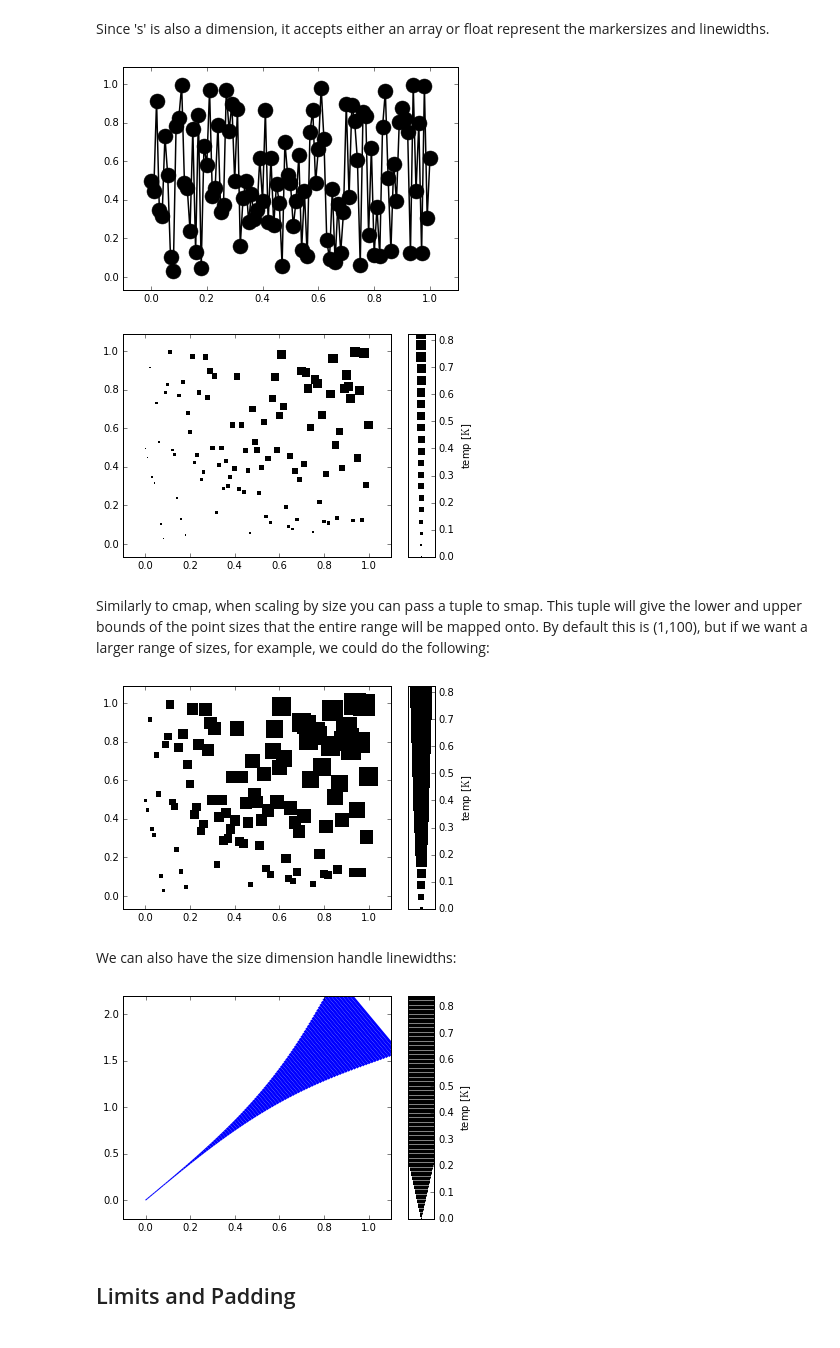
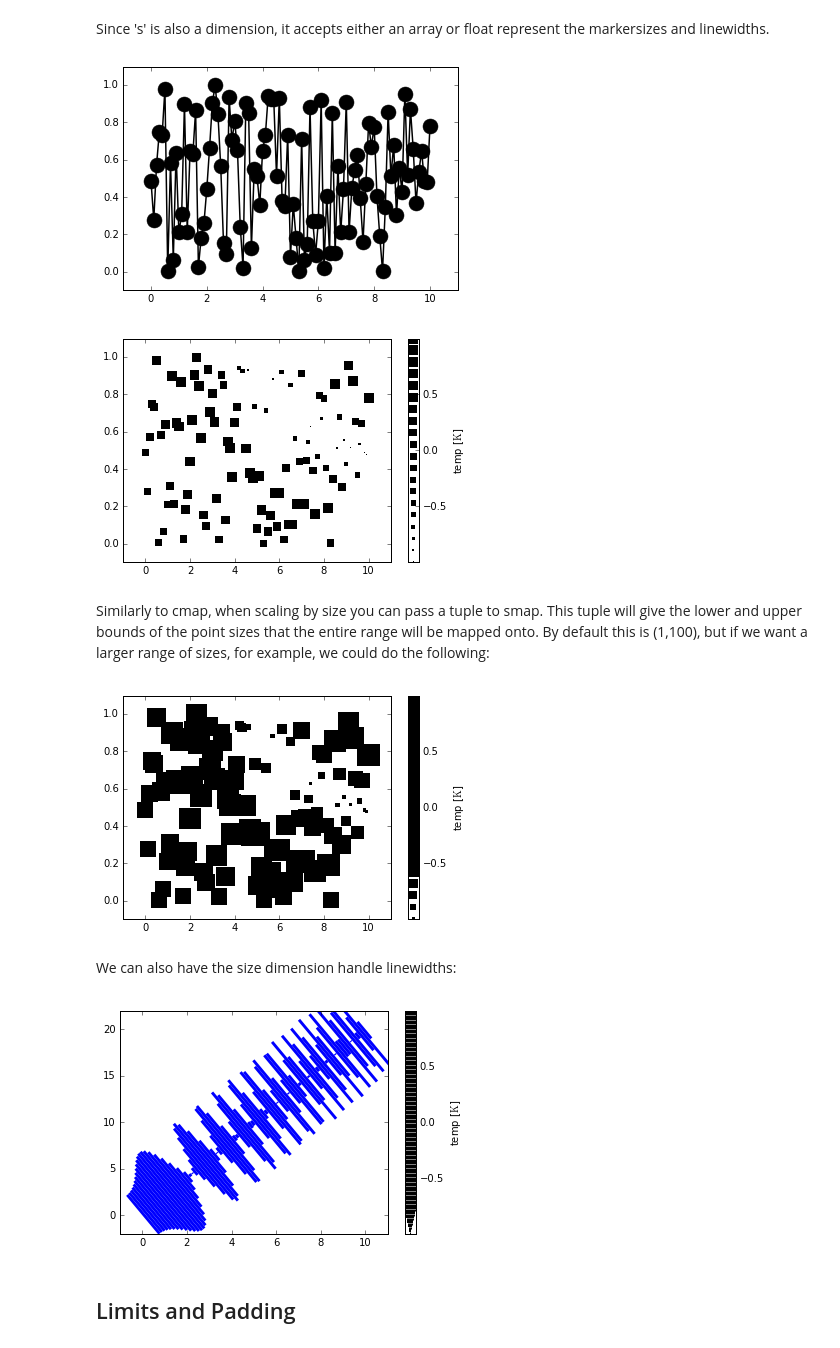
Before and after one commit to kecnry/autofig, a Jupyter notebook: examples/autofig_basics.ipynb, the cells around one changed output. Cells and saved outputs as stored; diff of their text form; code cells hidden in the pictures.

```diff
--- a/examples/autofig_basics.ipynb
+++ b/examples/autofig_basics.ipynb
@@ -28,7 +28,7 @@ Using the top-down syntax there is really only one main call, autofig.plot.  Thi
 # %% [markdown]
 Let's start with a basic plot with just x and y data.
 # %%
-x = np.linspace(0,1,101)
+x = np.linspace(0,10,101)
 y = np.random.rand(101)
 # %% [markdown]
 By using the top-down syntax and not creating any objects, ``autofig`` will continue to "append" to the existing figure.  In order to start over and clear the figure and all previous commands, we'll call ``autofig.reset``.  We'll see later other ways to get around this.
@@ -128,7 +128,7 @@ Since 's' is also a dimension, it accepts either an array or float represent the
 autofig.reset()
 autofig.plot(x=x, y=y, s=3, show=True)
 # %% [output]
-[figure, old version]
+[figure, new version]
 # %%
 s = np.sin(x*y)
 
@@ -137,7 +137,7 @@ autofig.plot(x=x, y=y,
              s=s, slabel='temp', sunit='K',
              marker='s', ls='None', show=True)
 # %% [output]
-[figure, old version]
+[figure, new version]
 # %% [markdown]
 Similarly to cmap, when scaling by size you can pass a tuple to smap.  This tuple will give the lower and upper bounds of the point sizes that the entire range will be mapped onto.  By default this is (1,100), but if we want a larger range of sizes, for example, we could do the following:
 # %%
@@ -148,18 +148,18 @@ autofig.plot(x=x, y=y,
              s=s, slabel='temp', sunit='K', smap=(10,500),
              marker='s', ls='None', show=True)
 # %% [output]
-[figure, old version]
+[figure, new version]
 # %% [markdown]
 We can also have the size dimension handle linewidths:
 # %%
-s = np.sin(x**3)
+s = np.sin(x**2)
 
 autofig.reset()
 autofig.plot(x=x, y=2*x,
              s=s, slabel='temp', sunit='K',
              c='blue', marker='None', ls='solid', show=True)
 # %% [output]
-[figure, old version]
+[figure, new version]
 # %% [markdown]
 ## Limits and Padding
 # %% [markdown]
```
Also changed, not shown: parts of 30 cells of this notebook.
